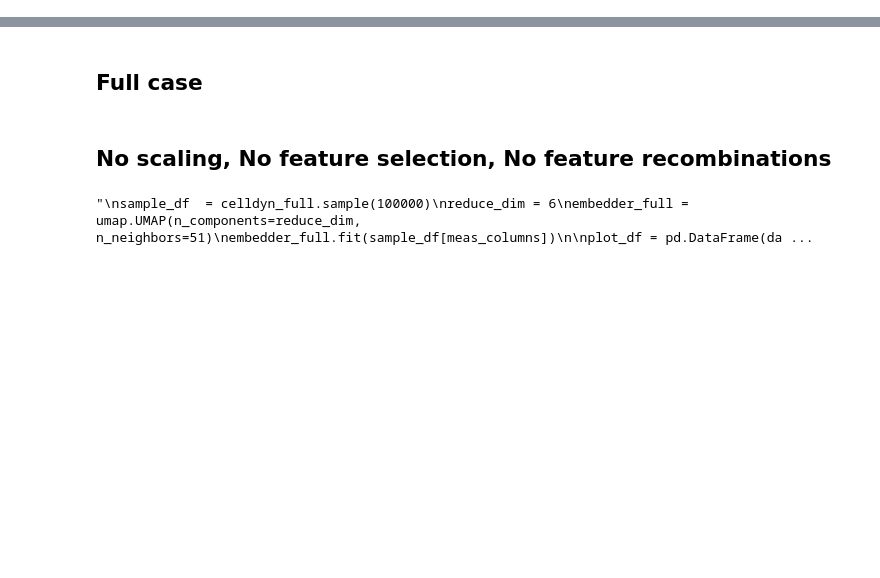
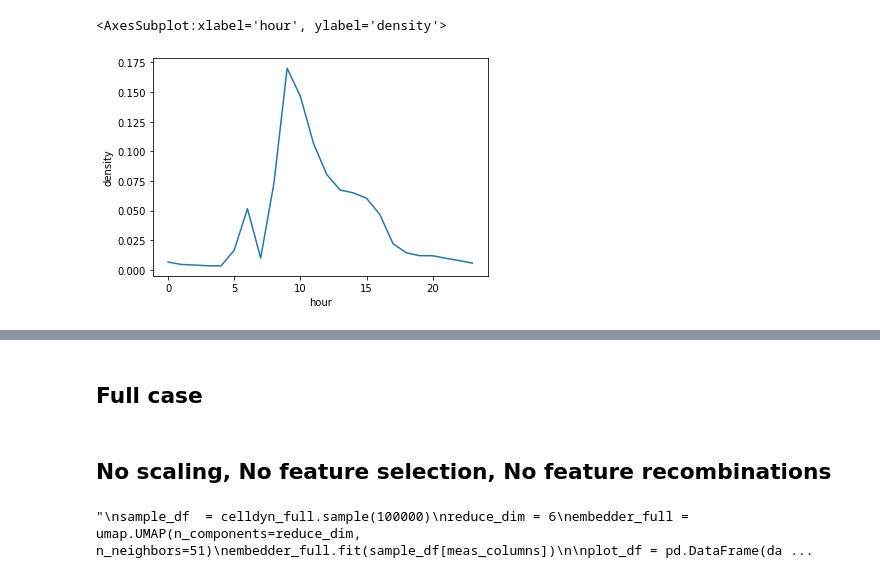
Before and after one commit to HJJoosse/celldyn_embedder, a Jupyter notebook: sandbox/exploration_of_celldyn_embeddings.ipynb, the cells around one changed output, grey strips where cells are left out. Drawn from its saved outputs; the diff is of its cells as text; code cells hidden in the pictures; blank space fills up the shorter version.

Commit message:
celldyn over time

```diff
--- a/sandbox/exploration_of_celldyn_embeddings.ipynb
+++ b/sandbox/exploration_of_celldyn_embeddings.ipynb
@@ -16,7 +17,22 @@ os.chdir("Z:/lab_research/RES-Folder-UPOD/Celldynclustering")
 # %%
 celldyn = pd.read_sas("E_ResearchData/2_ResearchData/celldyn.sas7bdat")
 # %%
+meta_cols = ['Asp_dt', 'Analyzer']
 meas_columns = [c for c in celldyn.columns if 'c_b' in c]
 mode_columns = [c for c in celldyn.columns if 'c_m' in c]
-celldyn = celldyn[meas_columns+mode_columns]
-celldyn_full = celldyn[celldyn[meas_columns].isna().sum(axis=1)==0] # c_mode_cbc & c_mode_rtc are flagged
+celldyn = celldyn[meas_columns+mode_columns+meta_cols]
+celldyn_full = celldyn[celldyn[meas_columns+mode_columns+meta_cols].isna().sum(axis=1)==0] # c_mode_cbc & c_mode_rtc are flagged
+# %%
+ssize=500000
+sel = celldyn_full.sample(ssize)
+sel['Asp_dt'] = pd.to_datetime(sel['Asp_dt'])
+# %%
+sel['hour'] = sel['Asp_dt'].apply(lambda x: x.hour)
+# %%
+hour_size = pd.DataFrame(data=sel.groupby('hour').size(), columns=['counts'])
+hour_size.reset_index(inplace=True)
+hour_size['density'] = hour_size['counts']/ssize
+sns.lineplot(data=hour_size, x='hour', y='density')
+# %% [output]
+<AxesSubplot:xlabel='hour', ylabel='density'>
+[figure, added]
```
Also changed, not shown: parts of 5 cells of this notebook, 3 other files.
